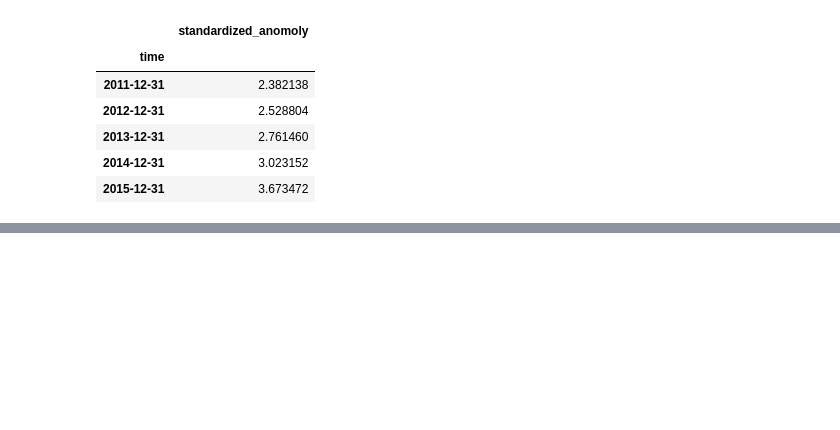
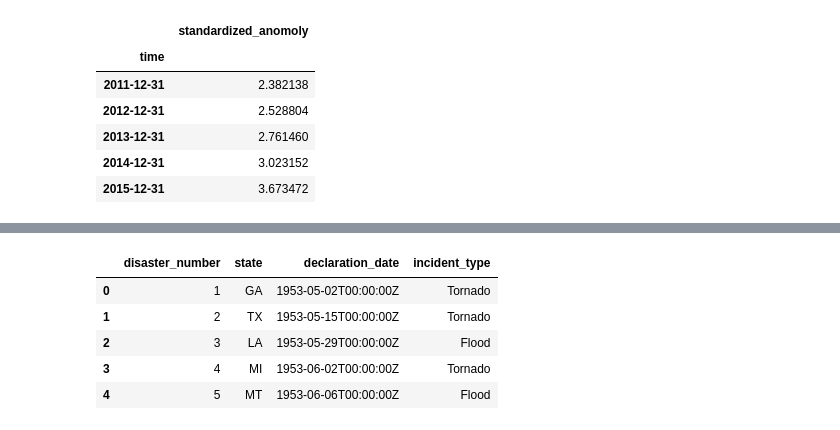
Before and after one commit to joshuacreveling/Group_Project_1, a Jupyter notebook: commodities_prices_vs_climate_change.ipynb, the cells around one changed output, grey strips where cells are left out. Cells and saved outputs as stored; diff of their text form; code cells hidden in the pictures; blank space fills up the shorter version.

```diff
--- a/commodities_prices_vs_climate_change.ipynb
+++ b/commodities_prices_vs_climate_change.ipynb
@@ -239,0 +297,13 @@ At the end of this report, we will provide analysis on which commodities have fa
+# %%
+us_disasters_df = us_disasters_df.drop(columns = ['fema_declaration_string', 'ih_program_declared', 'ia_program_declared', 'declaration_title', 'pa_program_declared', 'hm_program_declared',
+                                                 'incident_begin_date', 'incident_end_date', 'disaster_closeout_date', 'fips', 'place_code', 'hash', 'last_refresh', 'id', 'designated_area', 'declaration_type',
+                                                 'fy_declared', 'declaration_request_number'])
+# %%
+us_disasters_df.head()
+# %% [output]
+|  | disaster_number | state | declaration_date | incident_type |
+| 0 | 1 | GA | 1953-05-02T00:00:00Z | Tornado |
+| 1 | 2 | TX | 1953-05-15T00:00:00Z | Tornado |
+| 2 | 3 | LA | 1953-05-29T00:00:00Z | Flood |
+| 3 | 4 | MI | 1953-06-02T00:00:00Z | Tornado |
+| 4 | 5 | MT | 1953-06-06T00:00:00Z | Flood |
```
Also changed, not shown: parts of 36 cells of this notebook, 1 other file.
